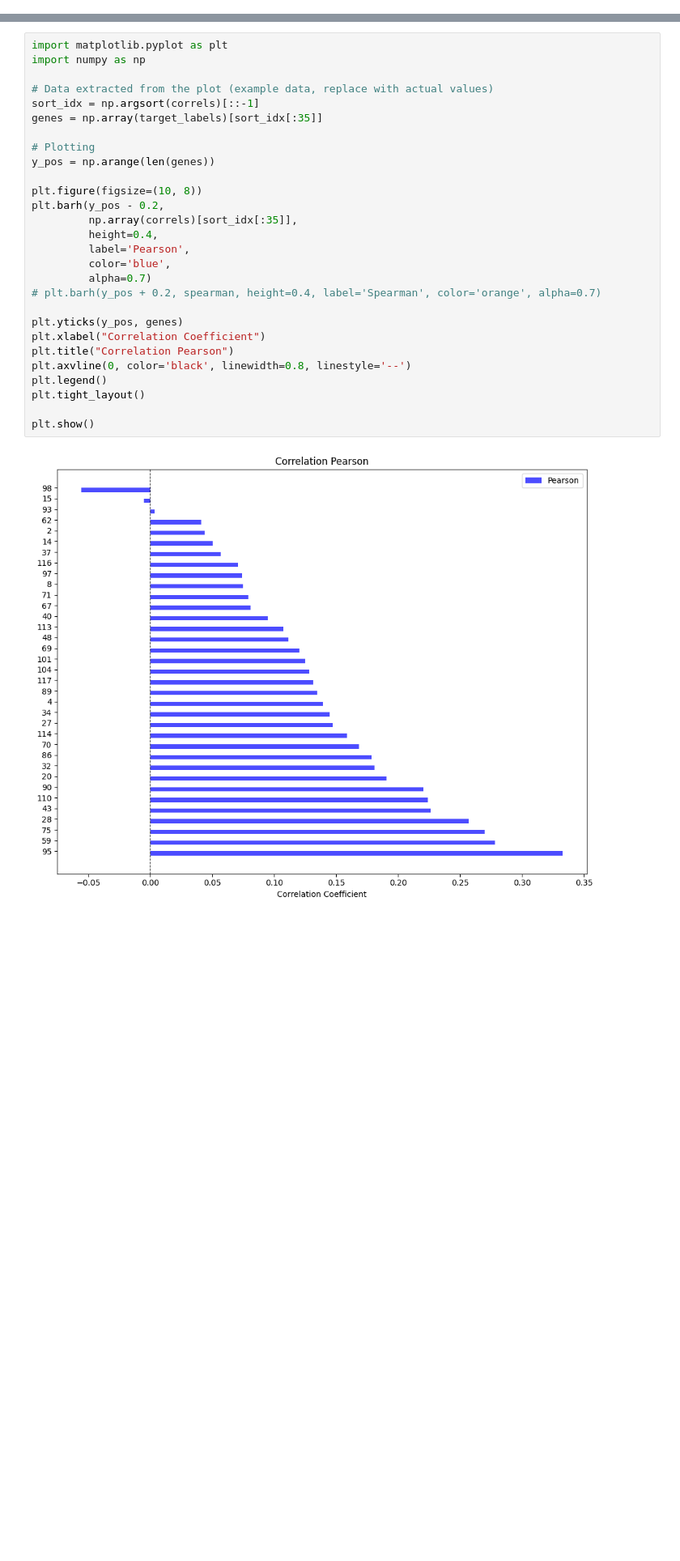
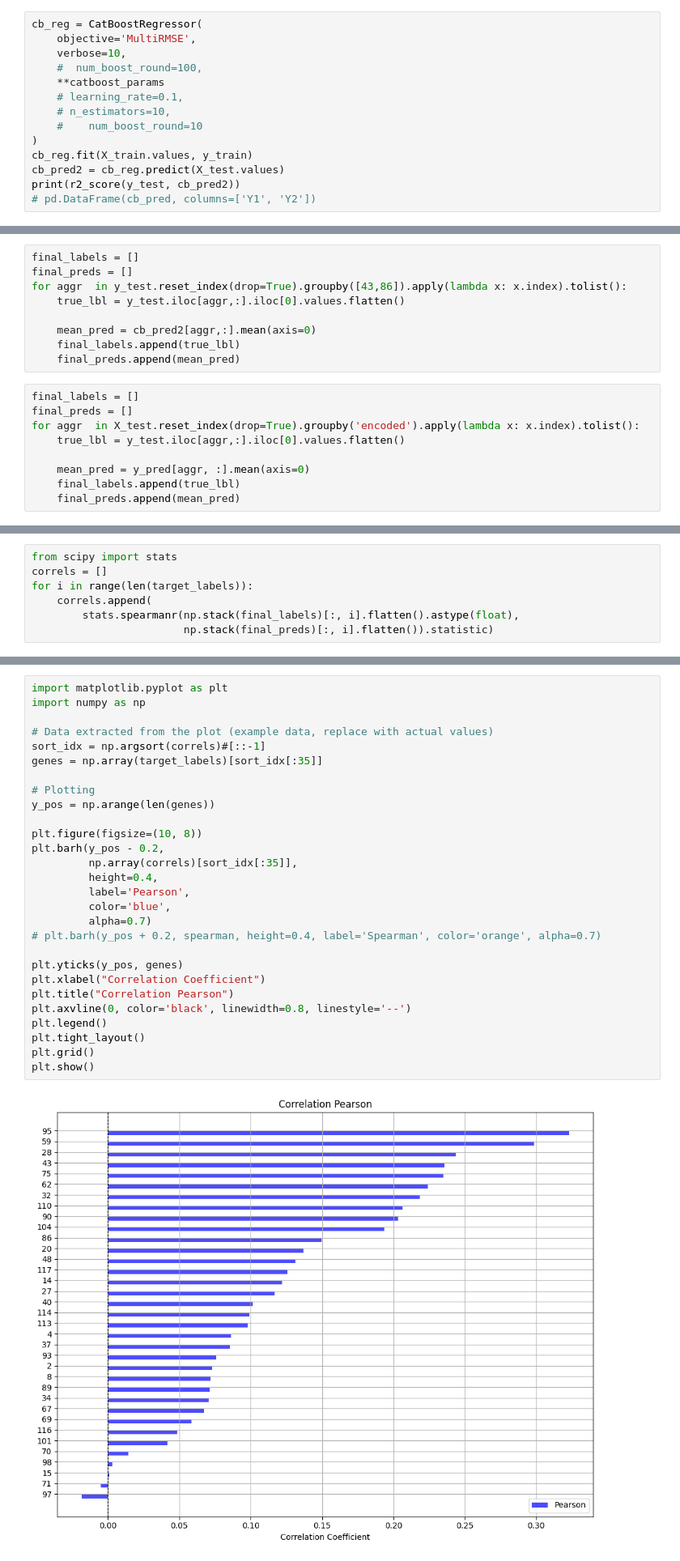
Before and after one commit to tsak1998/nestor_celvia, a Jupyter notebook: src/notebooks/eda copy.ipynb, the cells around one changed output, grey strips where cells are left out. Shown: that part at 81% size. Drawn from its saved outputs; the diff is of its cells as text; blank space fills up the shorter version.

Commit message:
some new stuff/data

```diff
--- a/src/notebooks/eda copy.ipynb
+++ b/src/notebooks/eda copy.ipynb
@@ -228,0 +281,14 @@ print(r2_score(y_test, y_pred))
+# %%
+cb_reg = CatBoostRegressor(
+    objective='MultiRMSE',
+    verbose=10,
+    #  num_boost_round=100,
+    **catboost_params
+    # learning_rate=0.1,
+    # n_estimators=10,
+    #    num_boost_round=10
+)
+cb_reg.fit(X_train.values, y_train)
+cb_pred2 = cb_reg.predict(X_test.values)
+print(r2_score(y_test, cb_pred2))
+# pd.DataFrame(cb_pred, columns=['Y1', 'Y2'])
@@ -349,0 +421,18 @@ from scipy import stats
+# %%
+final_labels = []
+final_preds = []
+for aggr  in y_test.reset_index(drop=True).groupby([43,86]).apply(lambda x: x.index).tolist():
+    true_lbl = y_test.iloc[aggr,:].iloc[0].values.flatten()
+
+    mean_pred = cb_pred2[aggr,:].mean(axis=0)
+    final_labels.append(true_lbl)
+    final_preds.append(mean_pred)
+# %%
+final_labels = []
+final_preds = []
+for aggr  in X_test.reset_index(drop=True).groupby('encoded').apply(lambda x: x.index).tolist():
+    true_lbl = y_test.iloc[aggr,:].iloc[0].values.flatten()
+
+    mean_pred = y_pred[aggr, :].mean(axis=0)
+    final_labels.append(true_lbl)
+    final_preds.append(mean_pred)
@@ -349,0 +459,7 @@ from scipy import stats
+# %%
+from scipy import stats
+correls = []
+for i in range(len(target_labels)):
+    correls.append(
+        stats.spearmanr(np.stack(final_labels)[:, i].flatten().astype(float),
+                        np.stack(final_preds)[:, i].flatten()).statistic)
@@ -404,33 +567,33 @@ def find_vector_duplicates(array1, array2):
 # %%
 import matplotlib.pyplot as plt
 import numpy as np
 
 # Data extracted from the plot (example data, replace with actual values)
-sort_idx = np.argsort(correls)[::-1]
+sort_idx = np.argsort(correls)#[::-1]
 genes = np.array(target_labels)[sort_idx[:35]]
 
 # Plotting
 y_pos = np.arange(len(genes))
 
 plt.figure(figsize=(10, 8))
 plt.barh(y_pos - 0.2,
          np.array(correls)[sort_idx[:35]],
          height=0.4,
          label='Pearson',
          color='blue',
          alpha=0.7)
 # plt.barh(y_pos + 0.2, spearman, height=0.4, label='Spearman', color='orange', alpha=0.7)
 
 plt.yticks(y_pos, genes)
 plt.xlabel("Correlation Coefficient")
 plt.title("Correlation Pearson")
 plt.axvline(0, color='black', linewidth=0.8, linestyle='--')
 plt.legend()
 plt.tight_layout()
-
+plt.grid()
 plt.show()
 # %% [output]
-[figure, old version]
+[figure, new version]
 # %%
 y_test.shape
 # %%
```
Also changed, not shown: parts of 42 cells of this notebook, 8 other files.
